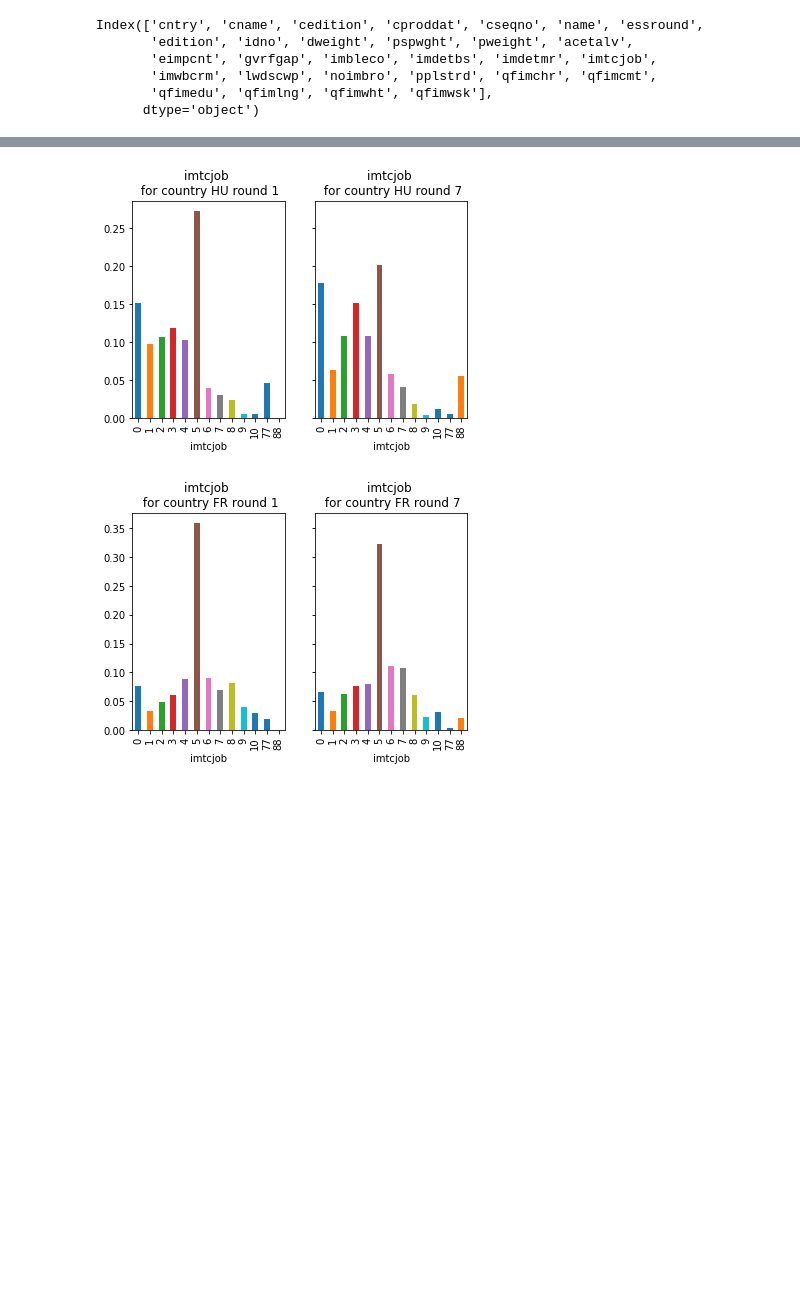
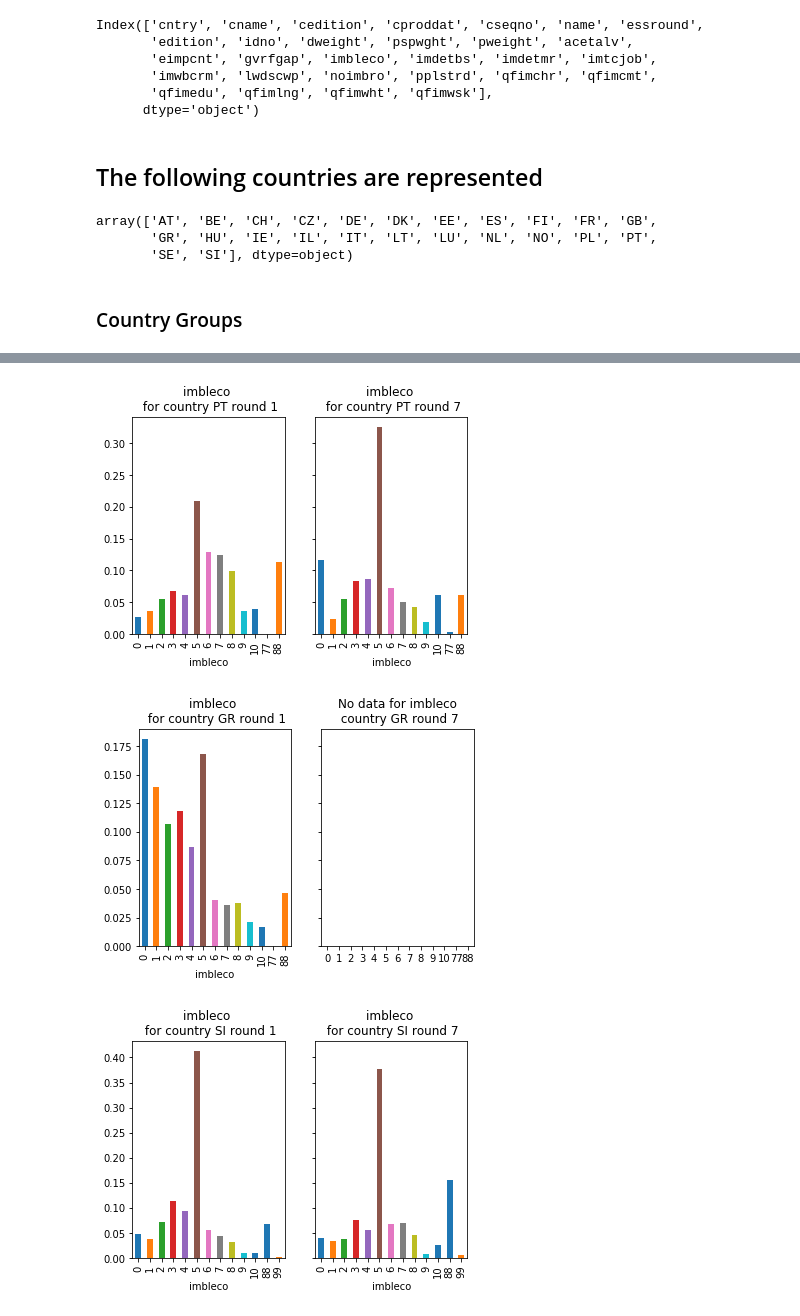
Before and after one commit to agoldhammer/ess, a Jupyter notebook: ESS Immigration.ipynb, the cells around one changed output, grey strips where cells are left out. Saved outputs shown, nothing was run; the diff lists cells and outputs as text; code cells hidden in the pictures; blank space fills up the shorter version.

```diff
--- a/ESS Immigration.ipynb
+++ b/ESS Immigration.ipynb
@@ -20,6 +24,24 @@ Index(['cntry', 'cname', 'cedition', 'cproddat', 'cseqno', 'name', 'essround',
        'imwbcrm', 'lwdscwp', 'noimbro', 'pplstrd', 'qfimchr', 'qfimcmt',
        'qfimedu', 'qfimlng', 'qfimwht', 'qfimwsk'],
       dtype='object')
+# %% [markdown]
+## The following countries are represented
+# %%
+countries = imm.cntry.unique()
+# %% [output]
+array(['AT', 'BE', 'CH', 'CZ', 'DE', 'DK', 'EE', 'ES', 'FI', 'FR', 'GB',
+       'GR', 'HU', 'IE', 'IL', 'IT', 'LT', 'LU', 'NL', 'NO', 'PL', 'PT',
+       'SE', 'SI'], dtype=object)
+# %% [markdown]
+### Country Groups
+# %%
+VISEGRAD = ["PL", "HU", "CZ"]
+BENELUX = ["BE", "NL", "LU"]
+CORE = ["DE", "FR", "IT"]
+NORDIC = ["DK", "NO", "SE"]
+SOUTH = ["ES", "PT", "GR", "IT", "SI"]
+BALTIC = ["EE", "FI", "LT"]
+OTHER = ["CH", "GB", "IE", "IL"]
 # %%
-utils.barplot(imm, "imtcjob", countries=["DE", "HU", "FR"])
+utils.barplot(imm, "imbleco", countries=SOUTH)
 # %% [output]
@@ -27,3 +49,4 @@ utils.barplot(imm, "imtcjob", countries=["DE", "HU", "FR"])
-[figure, old version]
+[figure, new version]
-[figure, old version]
+[figure, new version]
+[figure, added]
 # %%
```
Also changed, not shown: parts of 13 cells of this notebook, 1 other file.
